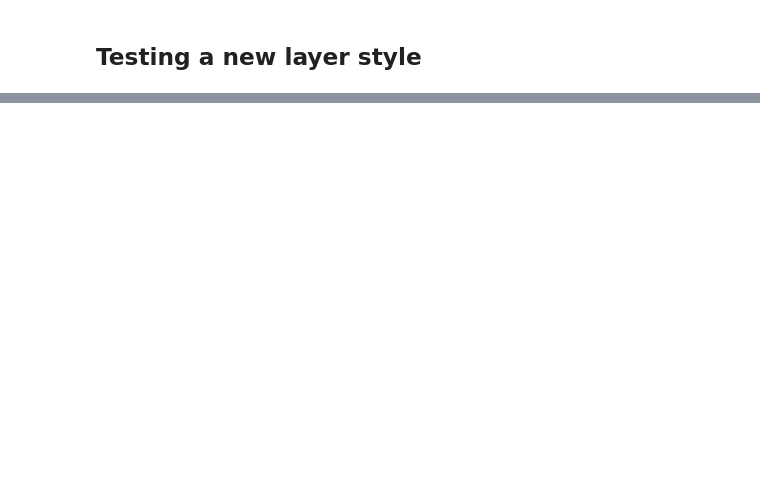
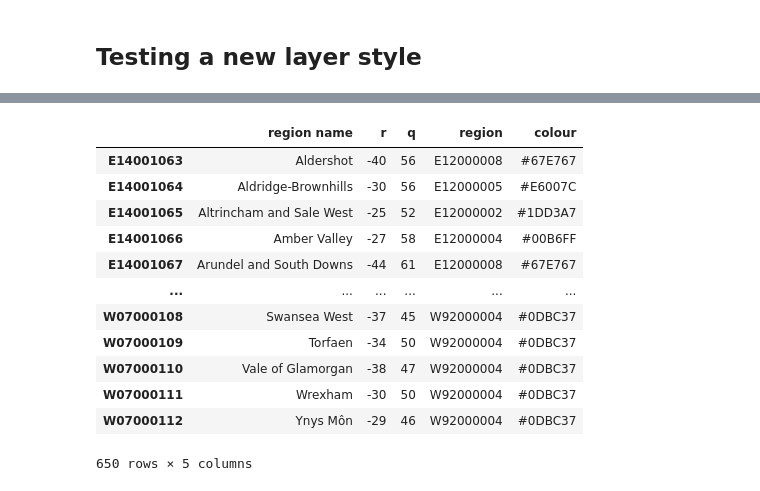
Before and after one commit to willgreen93/UK_election, a Jupyter notebook: interface/interface notebook.ipynb, the cells around one changed output, grey strips where cells are left out. Cells and saved outputs as stored; diff of their text form; code cells hidden in the pictures; blank space fills up the shorter version.

```diff
--- a/interface/interface notebook.ipynb
+++ b/interface/interface notebook.ipynb
@@ -132,0 +150,5 @@ st.pydeck_chart(r)
+# %%
+hex_data = "uk-constituencies-2023.json"
+# %%
+hex_df = pd.read_json(hex_data)
+hex_df
@@ -132,0 +169,19 @@ st.pydeck_chart(r)
+# %%
+hex_values = hex_df['hexes'].apply(pd.Series)
+hex_values.rename(columns={'n': 'region name'}, inplace=True)
+# %%
+hex_values
+# %% [output]
+|  | region name | r | q | region | colour |
+| E14001063 | Aldershot | -40 | 56 | E12000008 | #67E767 |
+| E14001064 | Aldridge-Brownhills | -30 | 56 | E12000005 | #E6007C |
+| E14001065 | Altrincham and Sale West | -25 | 52 | E12000002 | #1DD3A7 |
+| E14001066 | Amber Valley | -27 | 58 | E12000004 | #00B6FF |
+| E14001067 | Arundel and South Downs | -44 | 61 | E12000008 | #67E767 |
+| ... | ... | ... | ... | ... | ... |
+| W07000108 | Swansea West | -37 | 45 | W92000004 | #0DBC37 |
+| W07000109 | Torfaen | -34 | 50 | W92000004 | #0DBC37 |
+| W07000110 | Vale of Glamorgan | -38 | 47 | W92000004 | #0DBC37 |
+| W07000111 | Wrexham | -30 | 50 | W92000004 | #0DBC37 |
+| W07000112 | Ynys Môn | -29 | 46 | W92000004 | #0DBC37 |
+650 rows × 5 columns
```
Also changed, not shown: parts of 11 cells of this notebook, 2 other files.
